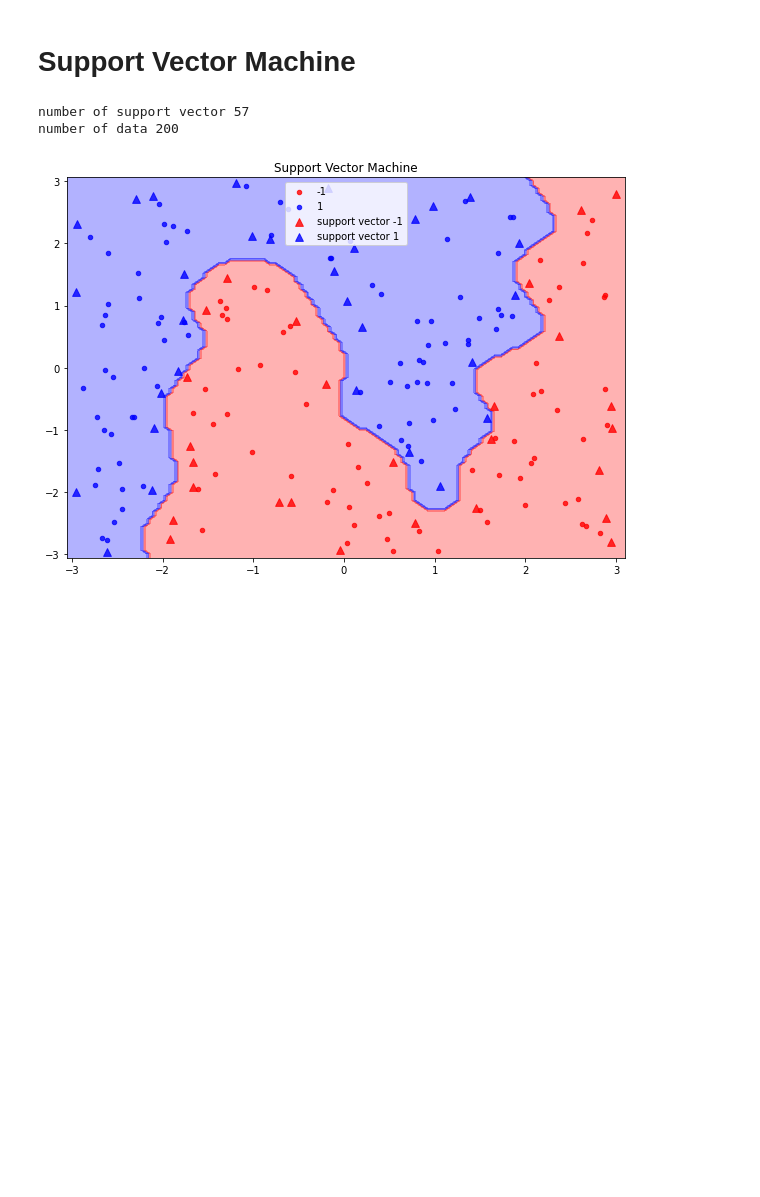
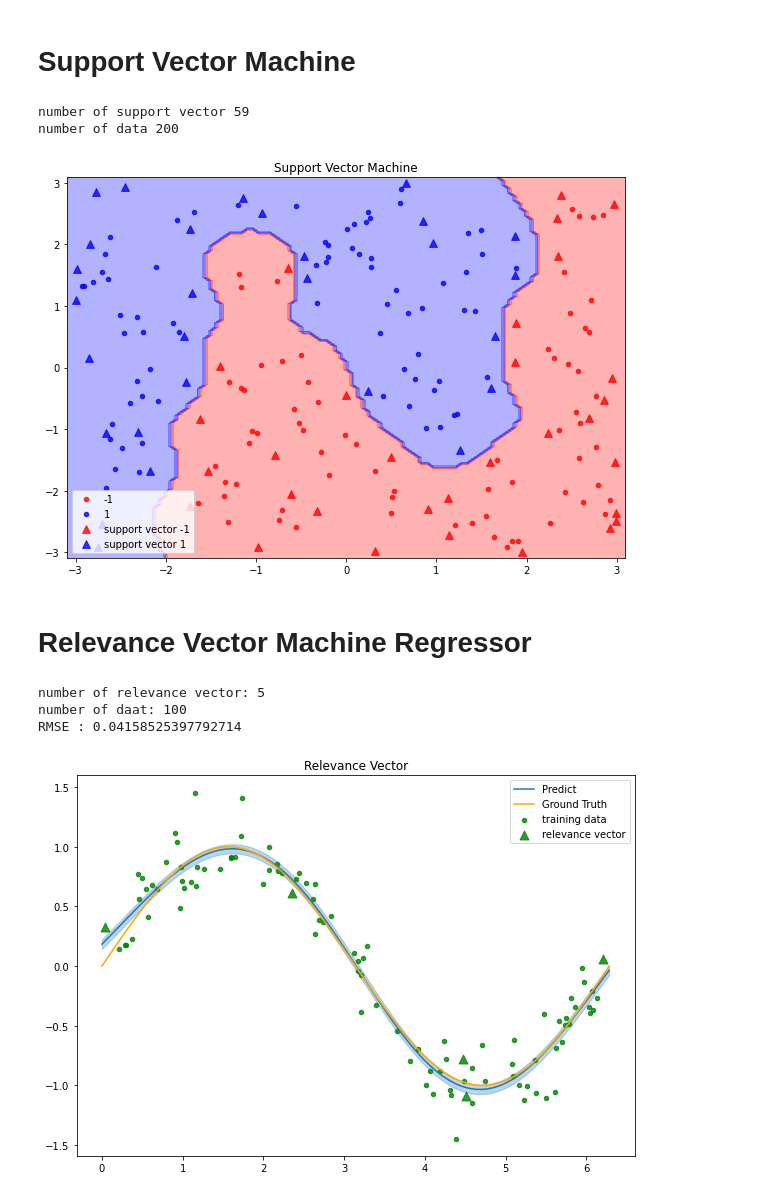
Before and after one commit to negRhlk/PRML, a Jupyter notebook: chapter7_short_ver.ipynb, the cells around one changed output. Cells and saved outputs as stored; diff of their text form; code cells hidden in the pictures; blank space fills up the shorter version.

```diff
--- a/chapter7_short_ver.ipynb
+++ b/chapter7_short_ver.ipynb
@@ -7,6 +11,11 @@ from prml.sparse_kernel_machines import SupportVectorMachineClassifier
 # %%
 def f(x):
     return x*x*x - 3*x
+
+def g(x):
+    return np.sin(x)
+
+cmaps = [[0.122, 0.467, 0.706],"orange","green"]
 # %% [markdown]
 # Support Vector Machine
 # %%
@@ -16,6 +25,8 @@ X_tr,y_tr = gen(encoding="label",x_lower=-3,x_upper=3,y_lower=-3,y_upper=3,n=n_d
 
 svm = SupportVectorMachineClassifier(C=100.0,kernel="Gaussian",sigma=0.5)
 svm.fit(X_tr,y_tr)
+print(f"number of support vector {svm.number_of_support_vector()}")
+print(f"number of data {n_data}")
 
 cmap = ListedColormap(["red","blue"])
 
@@ -31,6 +42,9 @@ xs,ys = np.meshgrid(x,y)
 # predict
 labels = svm.predict(np.array([xs.ravel(),ys.ravel()]).T)
 labels = labels.reshape(xs.shape)
+# %% [output]
+number of support vector 59
+number of data 200
 # %%
 # plot
 figure,axes = plt.subplots(1,1,figsize=(10,7))
@@ -48,13 +62,53 @@ axes.scatter(x=X_notsv[y_notsv == 1,0],y=X_notsv[y_notsv == 1,1],alpha=0.8,c="bl
 axes.scatter(x=X_sv[y_sv == -1,0],y=X_sv[y_sv == -1,1],alpha=0.8,c="red",label=f"support vector {-1}",marker="^",s=60)
 axes.scatter(x=X_sv[y_sv == 1,0],y=X_sv[y_sv == 1,1],alpha=0.8,c="blue",label=f"support vector {1}",marker="^",s=60)
 
-print(f"number of support vector {svm.number_of_support_vector()}")
-print(f"number of data {n_data}")
-
 axes.set_title("Support Vector Machine")
 plt.legend()
 plt.show()
 # %% [output]
-number of support vector 57
-number of data 200
-[figure, old version]
+[figure, new version]
+# %% [markdown]
+# Relevance Vector Machine Regressor
+# %%
+# training
+n_data = 100
+rvm = RelevanceVectorMachineRegressor(kernel="Gaussian",sigma=2,max_iter=1000)
+generator = RegressionDataGenerator(g)
+
+X_tr,y_tr = generator(lower=0,upper=2*np.pi,std=0.2,n=n_data)
+rvm.fit(X_tr,y_tr,optimize_param=True)
+print(f"number of relevance vector: {rvm.number_of_relevance_vector()}")
+print(f"number of daat: {n_data}")
+
+# inference
+X = np.linspace(0,2*np.pi,100).reshape(-1,1)
+y_pred,y_std = rvm.predict(X,return_std=True)
+y_true = g(X)
+
+rmse = np.mean((y_pred - y_true)**2)**0.5
+print(f"RMSE : {rmse}")
+
+fig,ax = plt.subplots(1,1,figsize = (10,7))
+ax.plot(X,y_pred,label="Predict",color=cmaps[0])
+
+y_pred_upper = y_pred + y_std
+y_pred_lower = y_pred - y_std
+ax.fill_between(X.ravel(),y_pred_lower.ravel(),y_pred_upper.ravel(),alpha=0.3,color=cmaps[0])
+
+ax.plot(X,y_true,label="Ground Truth",color=cmaps[1])
+ax.set_title("Relevance Vector")
+
+ind_relevance_vector = rvm.index_of_relevance_vector()
+not_relevance_vector = np.logical_not(np.isin(np.arange(n_data),ind_relevance_vector))
+X_notrv,y_notrv = X_tr[not_relevance_vector],y_tr[not_relevance_vector]
+X_rv,y_rv = X_tr[ind_relevance_vector],y_tr[ind_relevance_vector]
+ax.scatter(x=X_notrv[:,0],y=y_notrv[:,0],alpha=0.8,c=cmaps[2],label="training data",s=20)
+ax.scatter(x=X_rv[:,0],y=y_rv[:,0],alpha=0.8,c=cmaps[2],label=f"relevance vector",marker="^",s=80)
+
+plt.legend()
+plt.show()
+# %% [output]
+number of relevance vector: 5
+number of daat: 100
+RMSE : 0.04158525397792714
+[figure, added]
```
Also changed, not shown: parts of 3 cells of this notebook.
